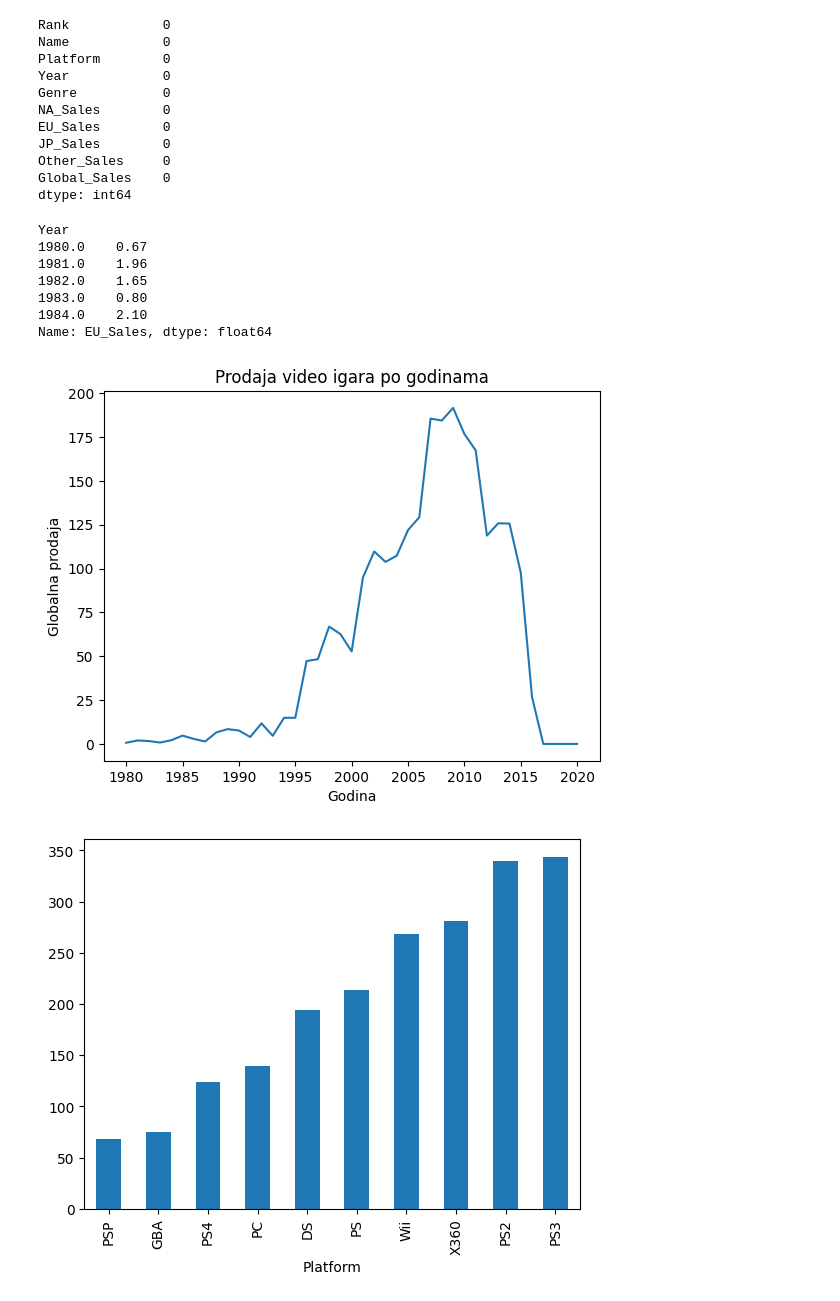
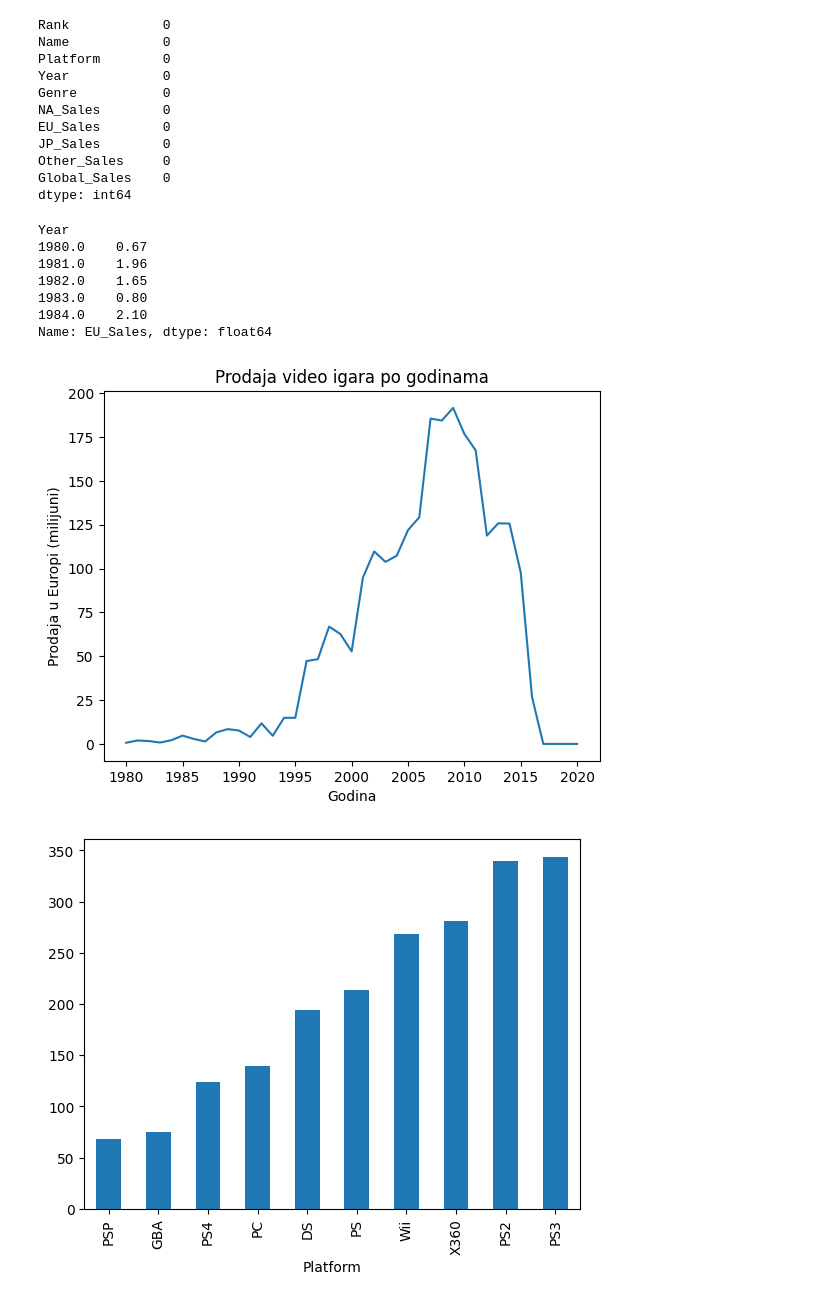
Before and after one commit to ivanzubic/Data_Set_Prodaja_igracih_konzola, a Jupyter notebook: games.ipynb, the cells around one changed output. Saved outputs shown, nothing was run; the diff lists cells and outputs as text; code cells hidden in the pictures.

Commit message:
Prodaja igrica u Europi

```diff
--- a/games.ipynb
+++ b/games.ipynb
@@ -226,24 +226,24 @@ dtype: int64
 # %%
 sales_per_year = games.groupby('Year')['EU_Sales'].sum()
 
 print(sales_per_year.head())
 plt.figure()
 plt.plot(sales_per_year.index, sales_per_year.values)
 
 plt.xlabel("Godina")
-plt.ylabel("Globalna prodaja")
+plt.ylabel("Prodaja u Europi (milijuni)")
 plt.title("Prodaja video igara po godinama")
 
 plt.show()
 # %% [output]
 Year
 1980.0    0.67
 1981.0    1.96
 1982.0    1.65
 1983.0    0.80
 1984.0    2.10
 Name: EU_Sales, dtype: float64
-[figure, old version]
+[figure, new version]
 # %%
 platform_sales =games.groupby('Platform')['EU_Sales'].sum()
 platform_sales.sort_values().tail(10).plot(kind='bar')
```
